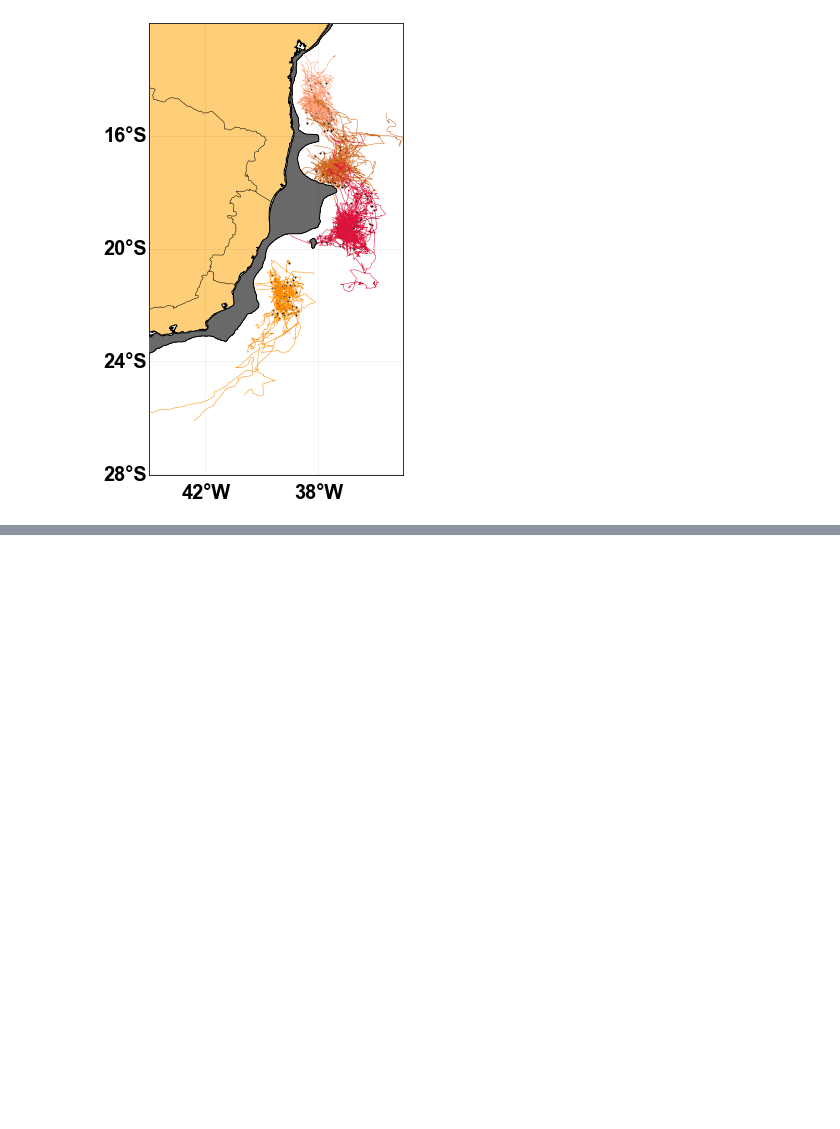
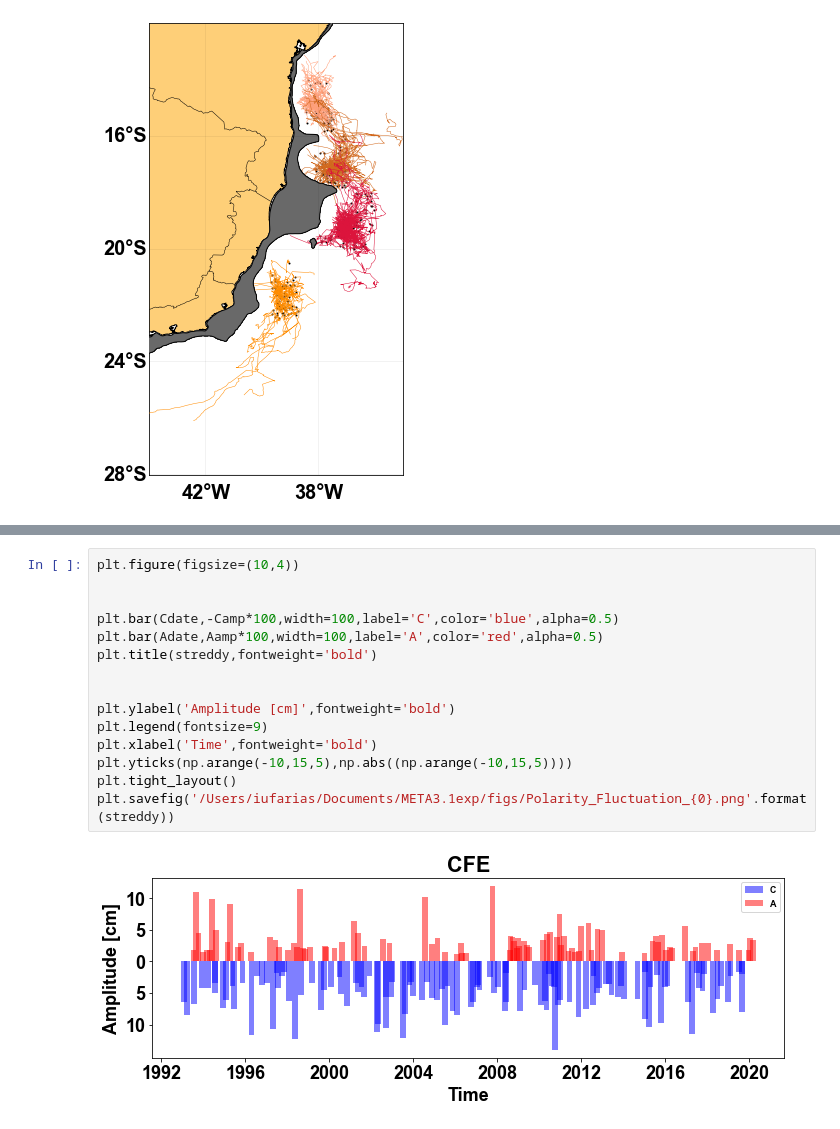
Before and after one commit to igoruchoa/BC_eddies, a Jupyter notebook: track_analysis_specific_current.ipynb, the cells around one changed output, grey strips where cells are left out. Drawn from its saved outputs; the diff is of its cells as text; blank space fills up the shorter version.

Commit message:
Adding Polarity fluctuation

```diff
--- a/track_analysis_specific_current.ipynb
+++ b/track_analysis_specific_current.ipynb
@@ -951,0 +1272,17 @@ plt.tight_layout()
+# %%
+plt.figure(figsize=(10,4))
+
+
+plt.bar(Cdate,-Camp*100,width=100,label='C',color='blue',alpha=0.5)
+plt.bar(Adate,Aamp*100,width=100,label='A',color='red',alpha=0.5)
+plt.title(streddy,fontweight='bold')
+
+
+plt.ylabel('Amplitude [cm]',fontweight='bold')
+plt.legend(fontsize=9)
+plt.xlabel('Time',fontweight='bold')
+plt.yticks(np.arange(-10,15,5),np.abs((np.arange(-10,15,5))))
+plt.tight_layout()
+plt.savefig('/Users/iufarias/Documents/META3.1exp/figs/Polarity_Fluctuation_{0}.png'.format(streddy))
+# %% [output]
+[figure, added]
```
Also changed, not shown: parts of 5 cells of this notebook, 2 other files.
